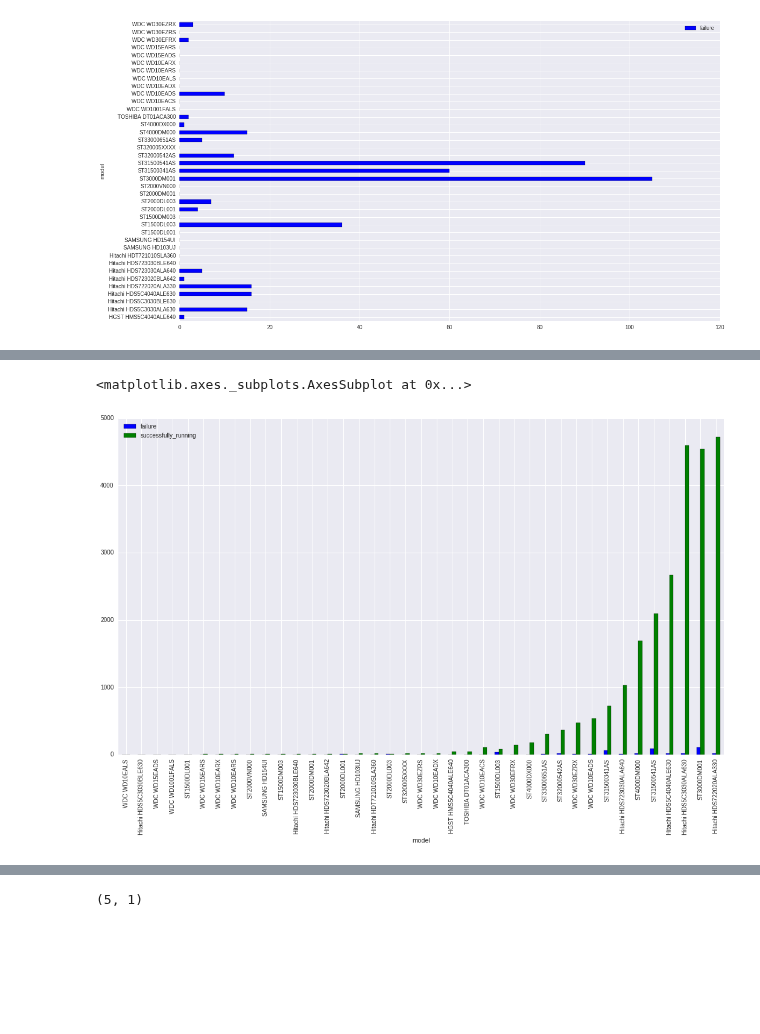
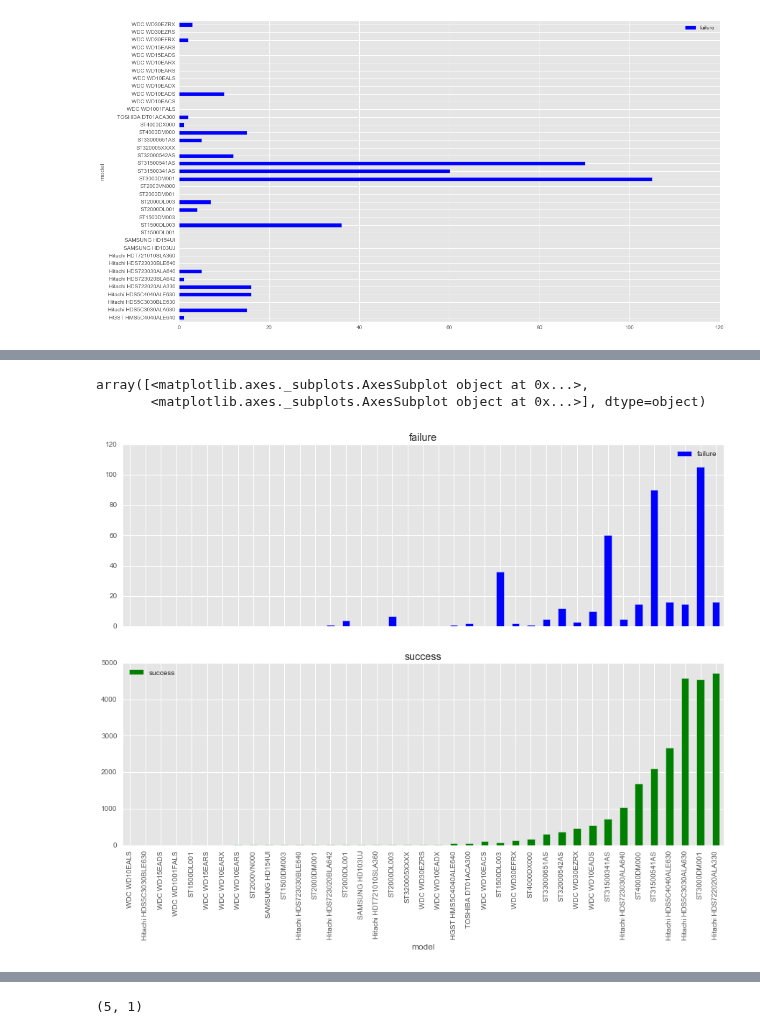
Before and after one commit to ababook/intro-python-data-science, a Jupyter notebook: hard-disk/Explore.ipynb, the cells around one changed output, grey strips where cells are left out. Cells and saved outputs as stored; diff of their text form; code cells hidden in the pictures; blank space fills up the shorter version.

```diff
--- a/hard-disk/Explore.ipynb
+++ b/hard-disk/Explore.ipynb
@@ -146,5 +148,5 @@ total_hard_disk_per_model_df.plot(kind="barh",x="model",y="total_hard_disk",figs
 # %%
 # Now let us find the failures for a given hard disk model
 # %%
-hard_disk_failures_df = pd.DataFrame(data_df.groupby('model').failure.sum())
+df_fail = pd.DataFrame(df.groupby('model').failure.sum())
 # %%
@@ -162 +162,3 @@ hard_disk_failures_df = hard_disk_failures_df.reset_index()
+# %%
+df_fail = df_fail.reset_index()
 # %%
@@ -181,8 +183,9 @@ hard_disk_failures_df.plot(kind="barh",x="model",y="failure",figsize=(18,10))
 # Now let us express the failure / total number of hard disks as ratio.
 # This will give us an understanding of models and their failure behavior
 # %%
-# To get that data, instead of computing again, we can join the 2 data frames and compute the new column
-merged_df = total_hard_disk_per_model_df.merge(hard_disk_failures_df,how='inner',on='model')
+# To get that data, instead of computing again, we can join the 2 data frames that were previously computed
+# and compute the ratio
+merged_df = df_model_serial.merge(df_fail,how='inner',on='model')
 # %%
 merged_df.head()
 # %% [output]
@@ -194,7 +197,7 @@ merged_df.head()
 | 4 | ST1500DL001 | 2 | 0 |
 # %%
 # let us see in total hard disks for a model, how many failed and how many did not
-merged_df['successfully_running'] = merged_df.total_hard_disk - merged_df.failure
+merged_df['success'] = merged_df.total_HD - merged_df.failure
 # %%
 merged_df.head()
 # %% [output]
@@ -205,10 +208,11 @@ merged_df.head()
 | 3 | WDC WD1001FALS | 1 | 0 | 1 |
 | 4 | ST1500DL001 | 2 | 0 | 2 |
 # %%
-merged_df.plot(kind="bar",x="model",figsize=(18,10),y=["failure","successfully_running"])
+merged_df.plot(kind="bar",x="model",y=["failure","success"],subplots=True)
 # %% [output]
-<matplotlib.axes._subplots.AxesSubplot at 0x...>
+array([<matplotlib.axes._subplots.AxesSubplot object at 0x...>,
+       <matplotlib.axes._subplots.AxesSubplot object at 0x...>], dtype=object)
-[figure, old version]
+[figure, new version]
 # %%
 # now let us compute the ratio of failure number/total_hard_disk of hard disk
 
```
Also changed, not shown: parts of 124 cells of this notebook.
